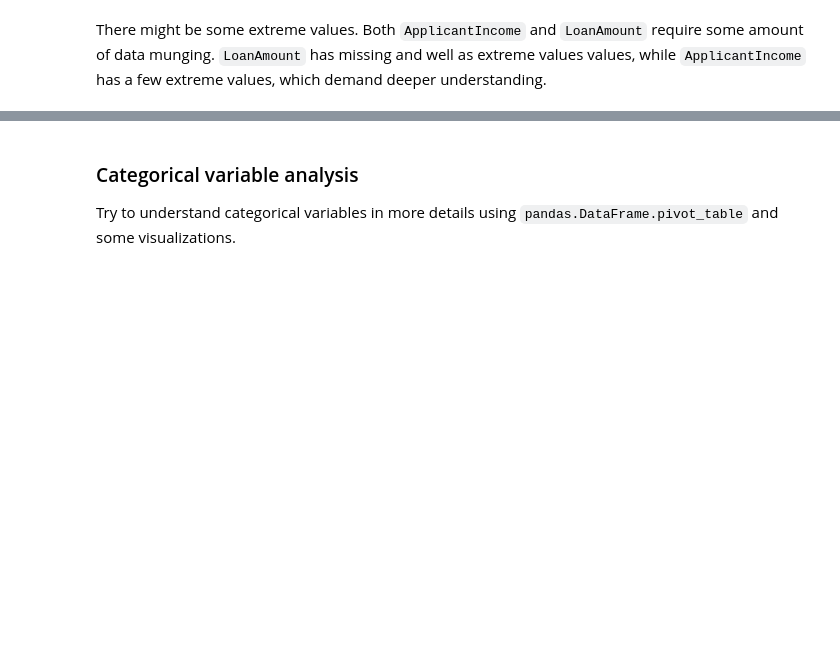
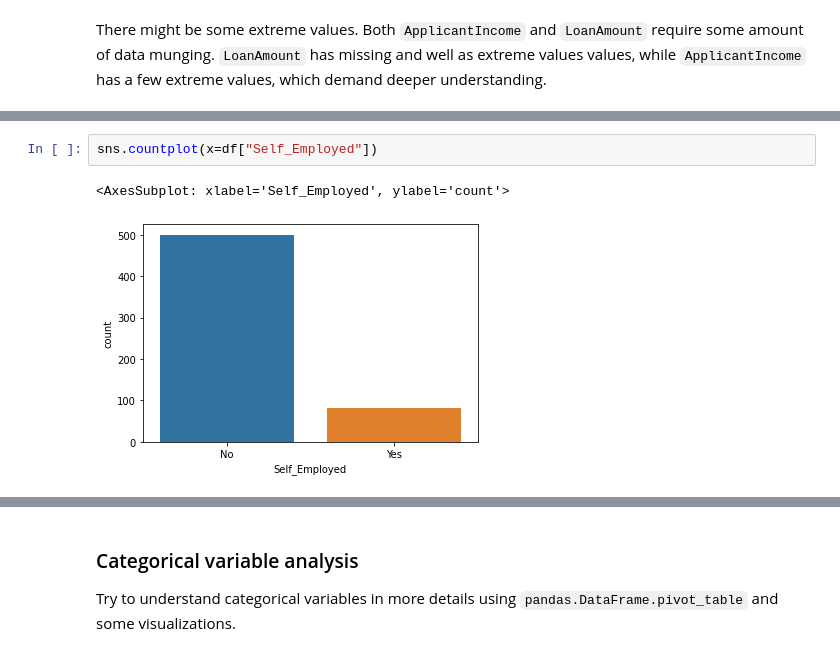
Before and after one commit to Terrele/deployment-project, a Jupyter notebook: notebooks/instructions.ipynb, the cells around one changed output, grey strips where cells are left out. Cells and saved outputs as stored; diff of their text form; blank space fills up the shorter version.

```diff
--- a/notebooks/instructions.ipynb
+++ b/notebooks/instructions.ipynb
@@ -285,0 +308,5 @@ There might be some extreme values. Both `ApplicantIncome` and `LoanAmount` requ
+# %%
+sns.countplot(x=df["Self_Employed"])
+# %% [output]
+<AxesSubplot: xlabel='Self_Employed', ylabel='count'>
+[figure, added]
```
Also changed, not shown: parts of 11 cells of this notebook, 1 other file.
